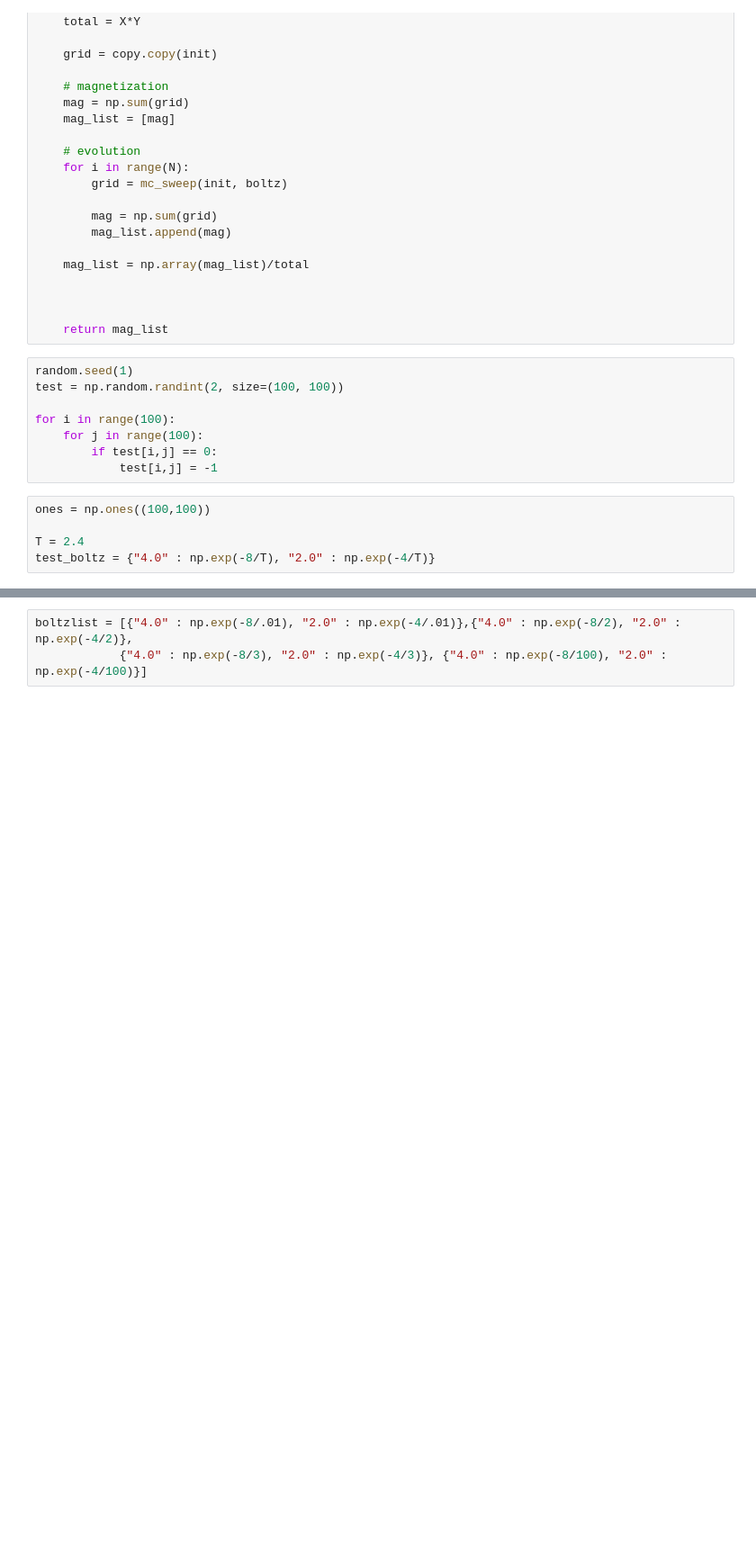
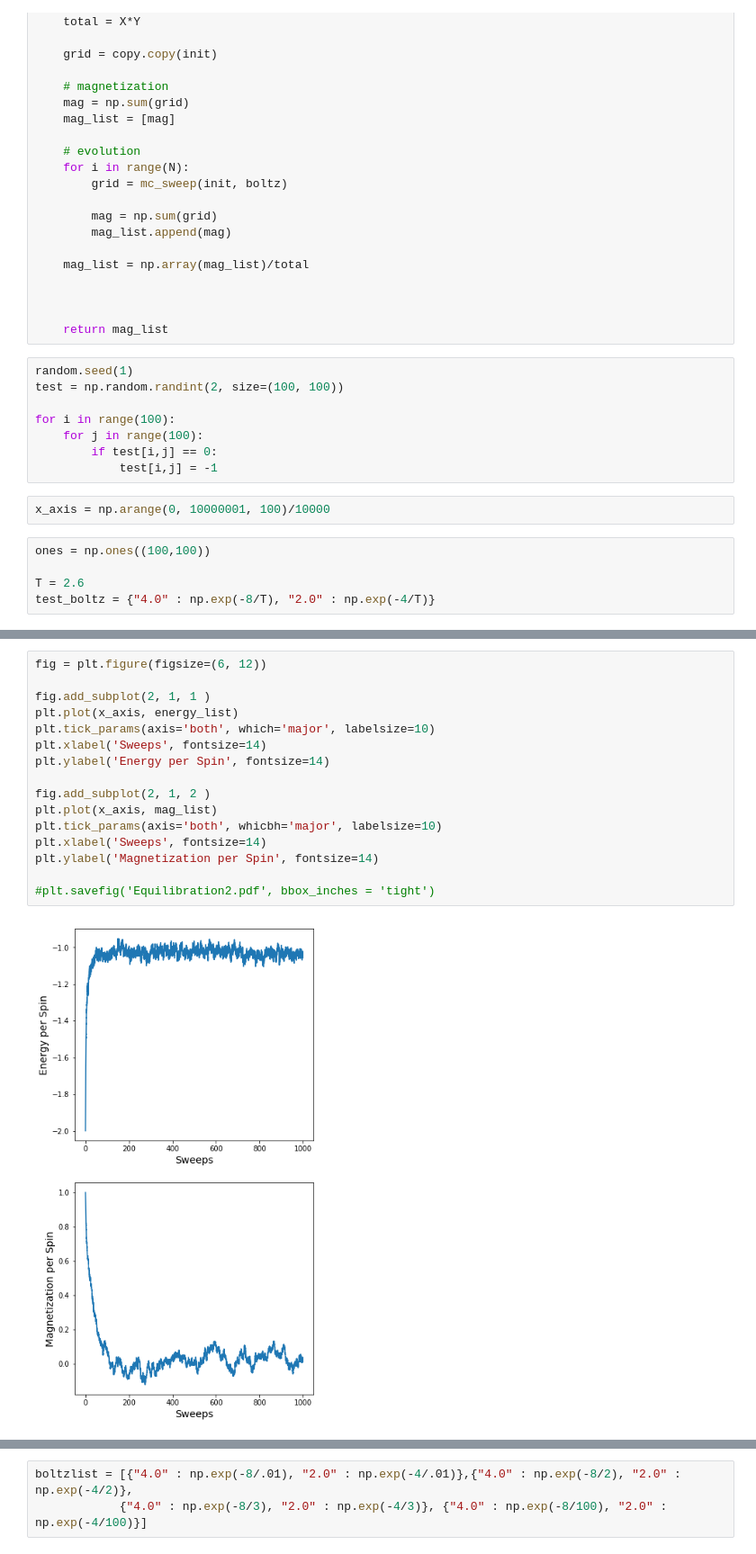
Before and after one commit to kaitshin/PHYSICS113-final-project, a Jupyter notebook: Report/Metropolis Evolution.ipynb, the cells around one changed output, grey strips where cells are left out. Shown: that part at 90% size. Saved outputs shown, nothing was run; the diff lists cells and outputs as text; blank space fills up the shorter version.

```diff
--- a/Report/Metropolis Evolution.ipynb
+++ b/Report/Metropolis Evolution.ipynb
@@ -283,8 +283,10 @@ for i in range(100):
     for j in range(100):
         if test[i,j] == 0:
             test[i,j] = -1
+# %%
+x_axis = np.arange(0, 10000001, 100)/10000
 # %%
 ones = np.ones((100,100))
 
-T = 2.4
+T = 2.6
 test_boltz = {"4.0" : np.exp(-8/T), "2.0" : np.exp(-4/T)}
@@ -290,0 +334,18 @@ test_boltz = {"4.0" : np.exp(-8/T), "2.0" : np.exp(-4/T)}
+# %%
+fig = plt.figure(figsize=(6, 12))
+
+fig.add_subplot(2, 1, 1 )
+plt.plot(x_axis, energy_list)
+plt.tick_params(axis='both', which='major', labelsize=10)
+plt.xlabel('Sweeps', fontsize=14)
+plt.ylabel('Energy per Spin', fontsize=14)
+
+fig.add_subplot(2, 1, 2 )
+plt.plot(x_axis, mag_list)
+plt.tick_params(axis='both', whicbh='major', labelsize=10)
+plt.xlabel('Sweeps', fontsize=14)
+plt.ylabel('Magnetization per Spin', fontsize=14)
+
+#plt.savefig('Equilibration2.pdf', bbox_inches = 'tight')
+# %% [output]
+[figure, added]
```
Also changed, not shown: parts of 3 cells of this notebook, 4 other files.
